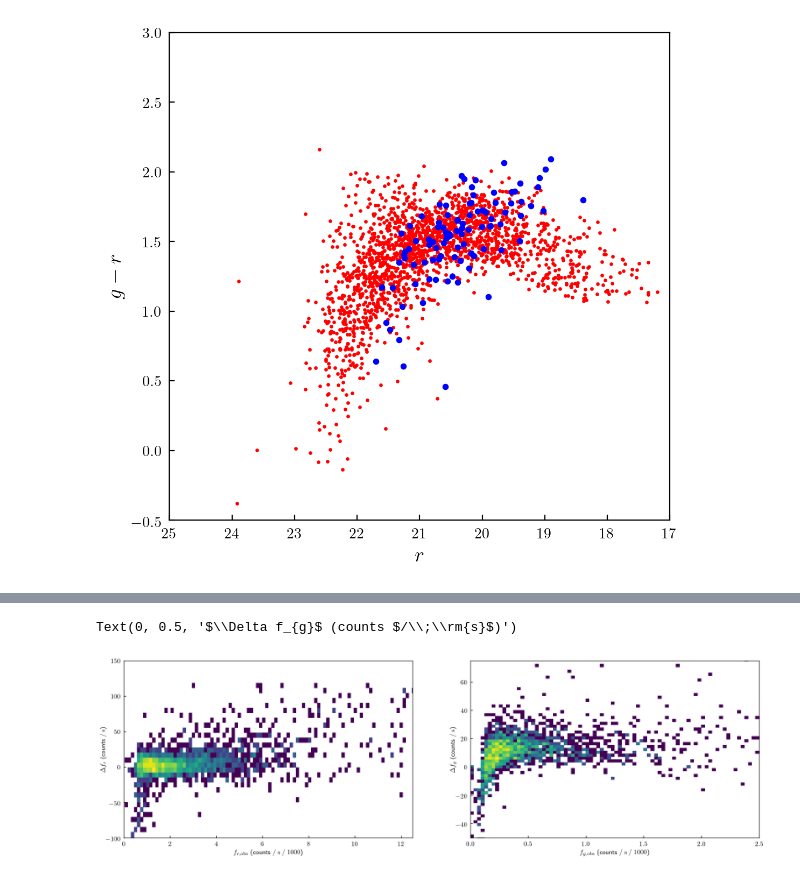
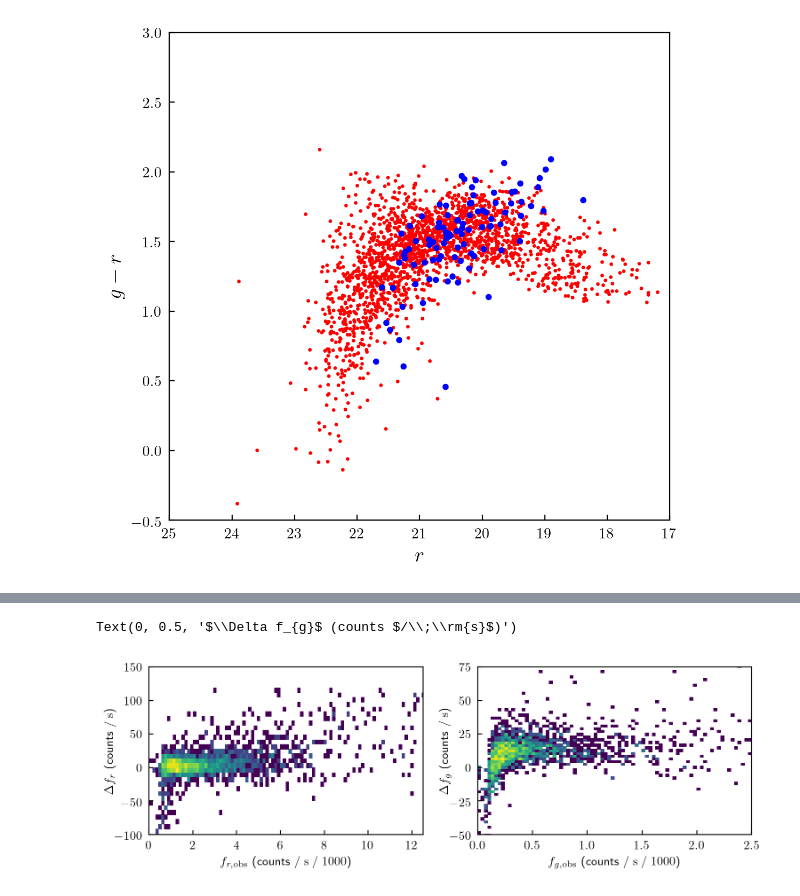
Before and after one commit to apcloonan/galaxy-galaxy-sel, a Jupyter notebook: plotting.ipynb, the cells around one changed output, grey strips where cells are left out. Drawn from its saved outputs; the diff is of its cells as text; code cells hidden in the pictures.

```diff
--- a/plotting.ipynb
+++ b/plotting.ipynb
@@ -167,7 +172,7 @@ maggplot.set_xlim(20,25)
 # %%
-# for a sample of 2000 redmagic galaxies
+# for a sample of 4000 redmagic galaxies
 
-fig, (resr, resg) = plt.subplots(1,2, figsize=(17.5,5))
+fig, (resr, resg) = plt.subplots(1,2, figsize=(8.75,2.5))
 
 '''
 filtr = (-120 < sl_resflux_r) & (sl_resflux_r < 120) & (sl_data['obs_flux_35pm3_r'] < 16000)
@@ -182,32 +187,32 @@ resg.hist2d(sl_data['obs_flux_35pm3_g'][filtg] / 1000
             , bins=10, cmap='viridis', norm=LogNorm()
            )'''
 
 
 filtr = (des_resflux_r < 120) & (des_data['obs_flux_35pm3_r'] < 16000)
 filtg = (des_resflux_g < 120) & (des_data['obs_flux_35pm3_g'] < 2500)
 
 resr.hist2d(des_data['obs_flux_35pm3_r'][filtr] / 1000
             , des_resflux_r[filtr], bins=120, cmap='viridis', norm=LogNorm()
            )
 resg.hist2d(des_data['obs_flux_35pm3_g'][filtg] / 1000
             , des_resflux_g[filtg], bins=80, cmap='viridis', norm=LogNorm()
            )
 
 
 resr.set_xlim(0, 12.5)
 resg.set_xlim(0, 2.5)
 
 resr.set_ylim(-100, 150)
 resg.set_ylim(-50, 75)
 
 resr.set_xlabel(r'$f_{r,\rm{obs}}$ (counts $/\;\rm{s}\;/\;1000$)')
 resr.set_ylabel(r'$\Delta f_{r}$ (counts $/\;\rm{s}$)', labelpad=-2)
 
 resg.set_xlabel(r'$f_{g,\rm{obs}}$ (counts $/\;\rm{s}\;/\;1000$)')
 resg.set_ylabel(r'$\Delta f_{g}$ (counts $/\;\rm{s}$)', labelpad=-2)
 
 #fig.savefig('/home/acloonan/ASTR285s22/projects/acloonan/first_fig.jpg', format='jpeg')
 # %% [output]
 Text(0, 0.5, '$\\Delta f_{g}$ (counts $/\\;\\rm{s}$)')
-[figure, old version]
+[figure, new version]
 # %%
```
Also changed, not shown: parts of 2 cells of this notebook.
